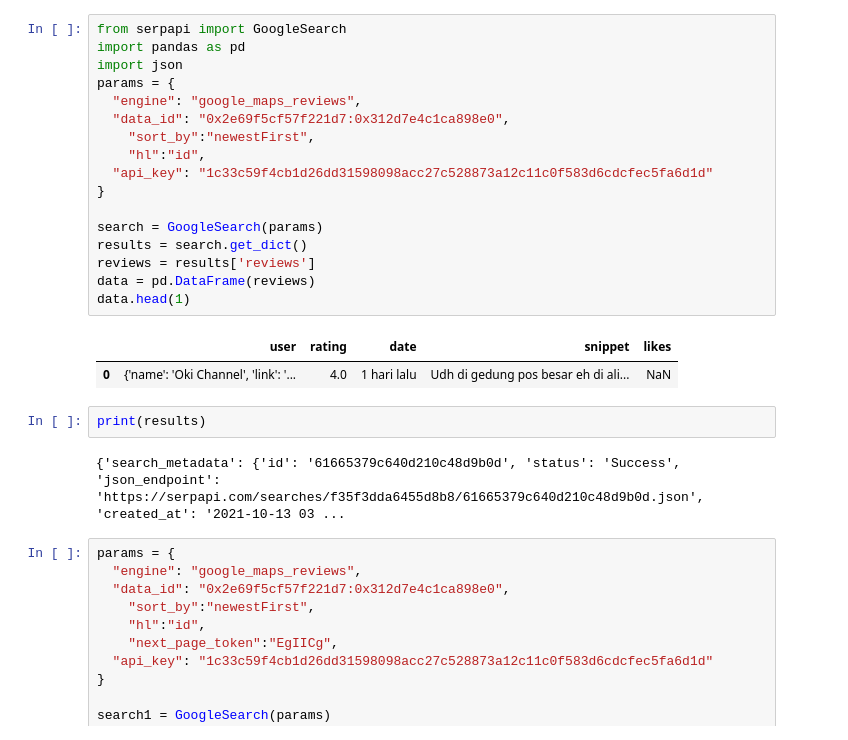
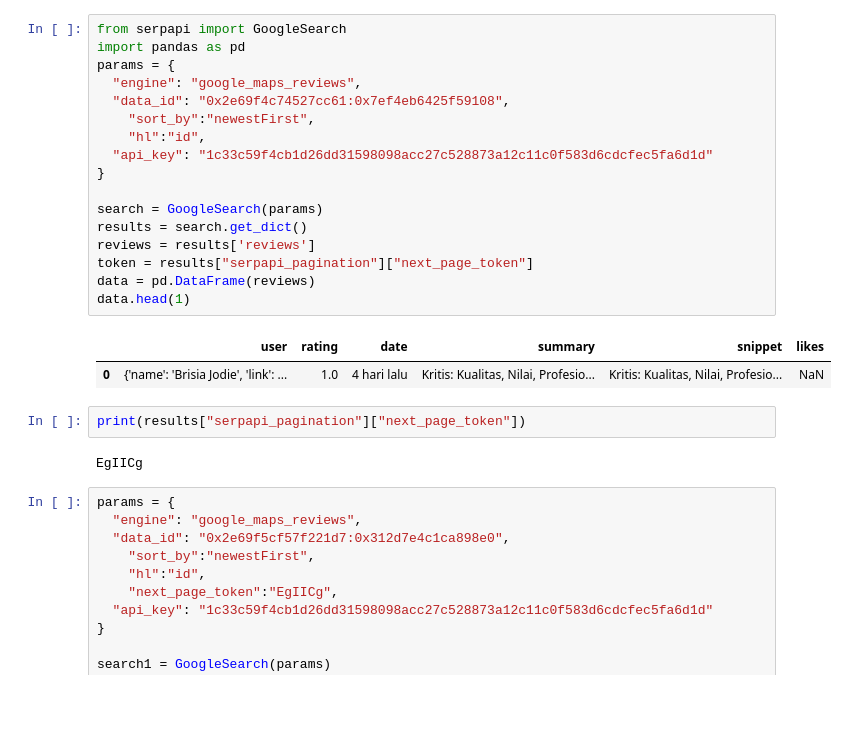
Before and after one commit to dwissaaj/Google_Maps_Mining, a Jupyter notebook: mining.ipynb, the cells around one changed output. Cells and saved outputs as stored; diff of their text form; blank space fills up the shorter version.

```diff
--- a/mining.ipynb
+++ b/mining.ipynb
@@ -1,27 +1,27 @@
 # %%
 from serpapi import GoogleSearch
 import pandas as pd
-import json
 params = {
   "engine": "google_maps_reviews",
-  "data_id": "0x2e69f5cf57f221d7:0x312d7e4c1ca898e0",
+  "data_id": "0x2e69f4c74527cc61:0x7ef4eb6425f59108",
     "sort_by":"newestFirst",
     "hl":"id",
   "api_key": "1c33c59f4cb1d26dd31598098acc27c528873a12c11c0f583d6cdcfec5fa6d1d"
 }
 
 search = GoogleSearch(params)
 results = search.get_dict()
 reviews = results['reviews']
+token = results["serpapi_pagination"]["next_page_token"]
 data = pd.DataFrame(reviews)
 data.head(1)
 # %% [output]
-|  | user | rating | date | snippet | likes |
-| 0 | {'name': 'Oki Channel', 'link': '... | 4.0 | 1 hari lalu | Udh di gedung pos besar eh di ali... | NaN |
+|  | user | rating | date | summary | snippet | likes |
+| 0 | {'name': 'Brisia Jodie', 'link': ... | 1.0 | 4 hari lalu | Kritis: Kualitas, Nilai, Profesio... | Kritis: Kualitas, Nilai, Profesio... | NaN |
 # %%
-print(results)
+print(results["serpapi_pagination"]["next_page_token"])
 # %% [output]
-{'search_metadata': {'id': '61665379c640d210c48d9b0d', 'status': 'Success', 'json_endpoint': 'https://serpapi.com/searches/f35f3dda6455d8b8/61665379c640d210c48d9b0d.json', 'created_at': '2021-10-13 03 ...
+EgIICg
 # %%
 params = {
   "engine": "google_maps_reviews",
```
Also changed, not shown: parts of 30 cells of this notebook, 3 other files.
